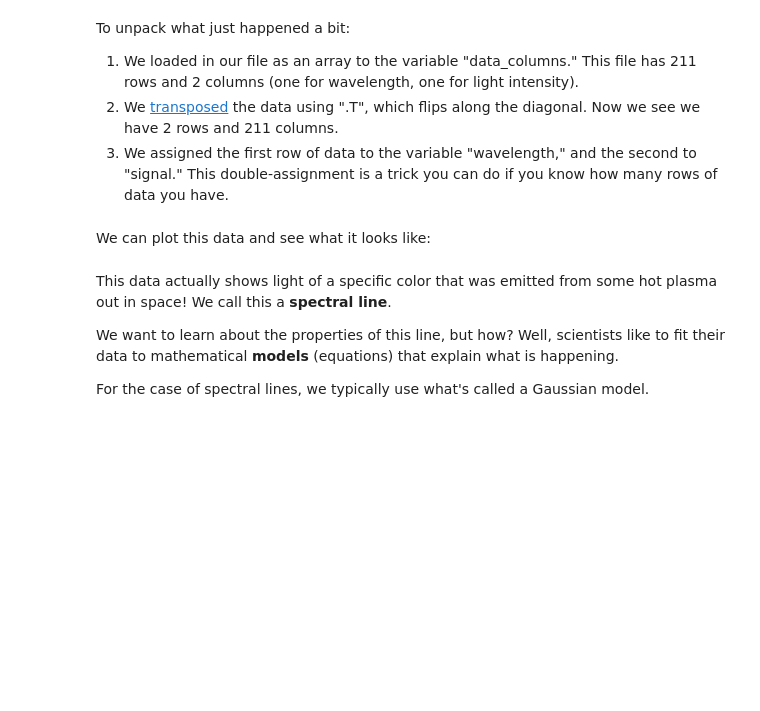
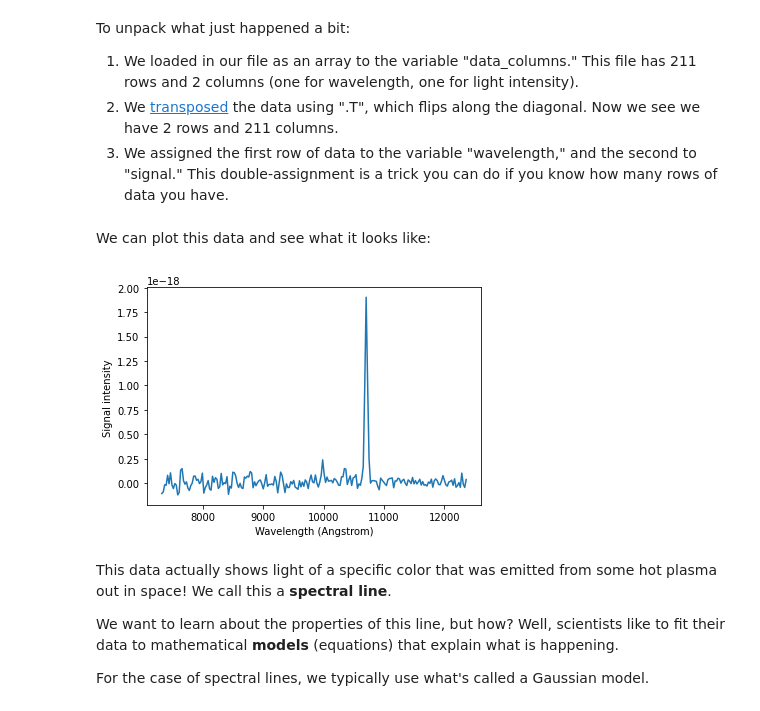
Before and after one commit to hrhasson/python-crash-course, a Jupyter notebook: Intro_to_python/Day3.ipynb, the cells around one changed output. Drawn from its saved outputs; the diff is of its cells as text; code cells hidden in the pictures; blank space fills up the shorter version.

```diff
--- a/Intro_to_python/Day3.ipynb
+++ b/Intro_to_python/Day3.ipynb
@@ -65,9 +68,11 @@ To unpack what just happened a bit:
 We can plot this data and see what it looks like:
 # %%
 plt.plot(wavelength, signal)
-plt.xlabel("Wavelength (Angrstom)")
+plt.xlabel("Wavelength (Angstrom)")
 plt.ylabel("Signal intensity ")
 plt.show()
+# %% [output]
+[figure, added]
 # %% [markdown]
 This data actually shows light of a specific color that was emitted from some hot plasma out in space! We call this a **spectral line**.
 
```
Also changed, not shown: parts of 6 cells of this notebook.
